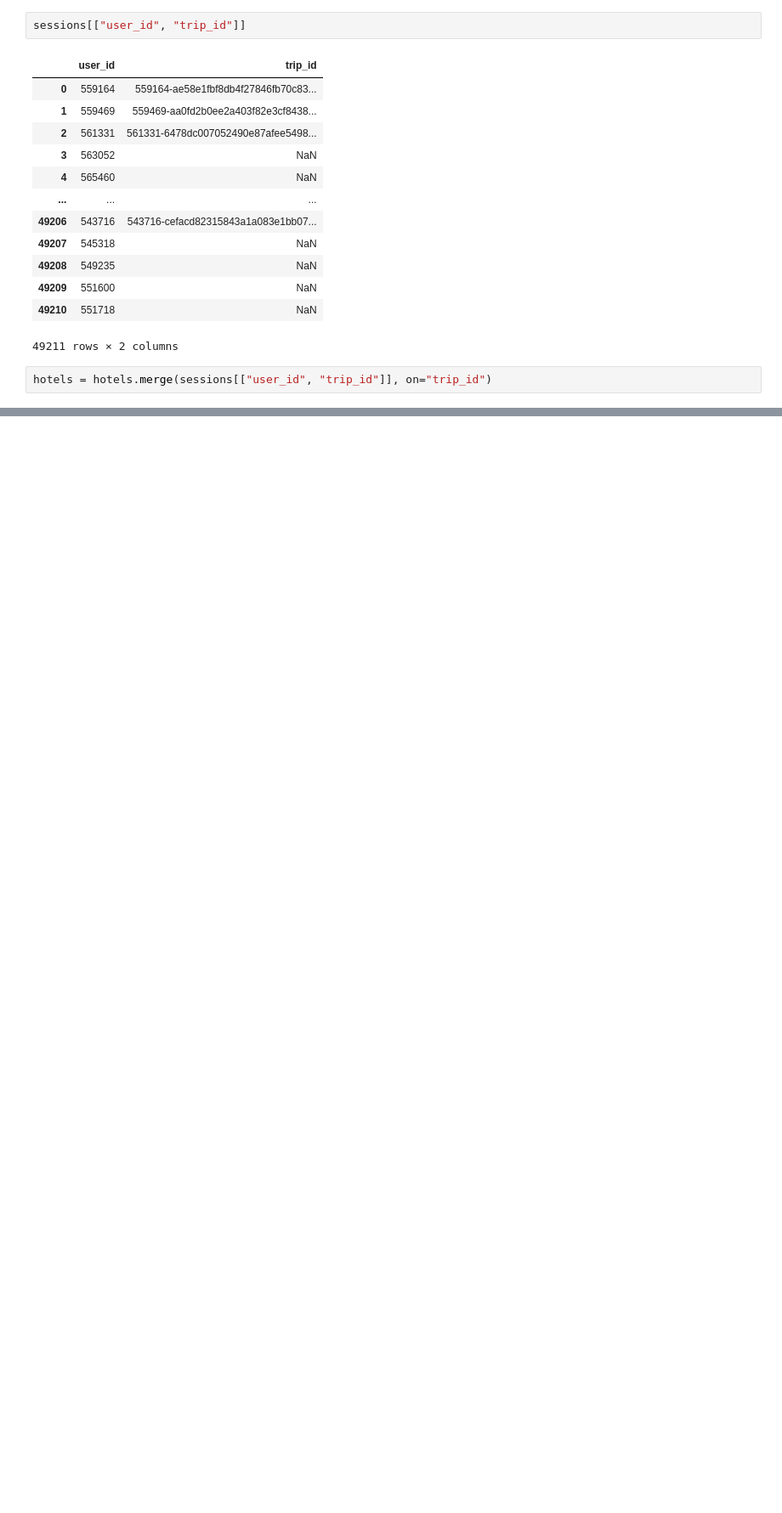
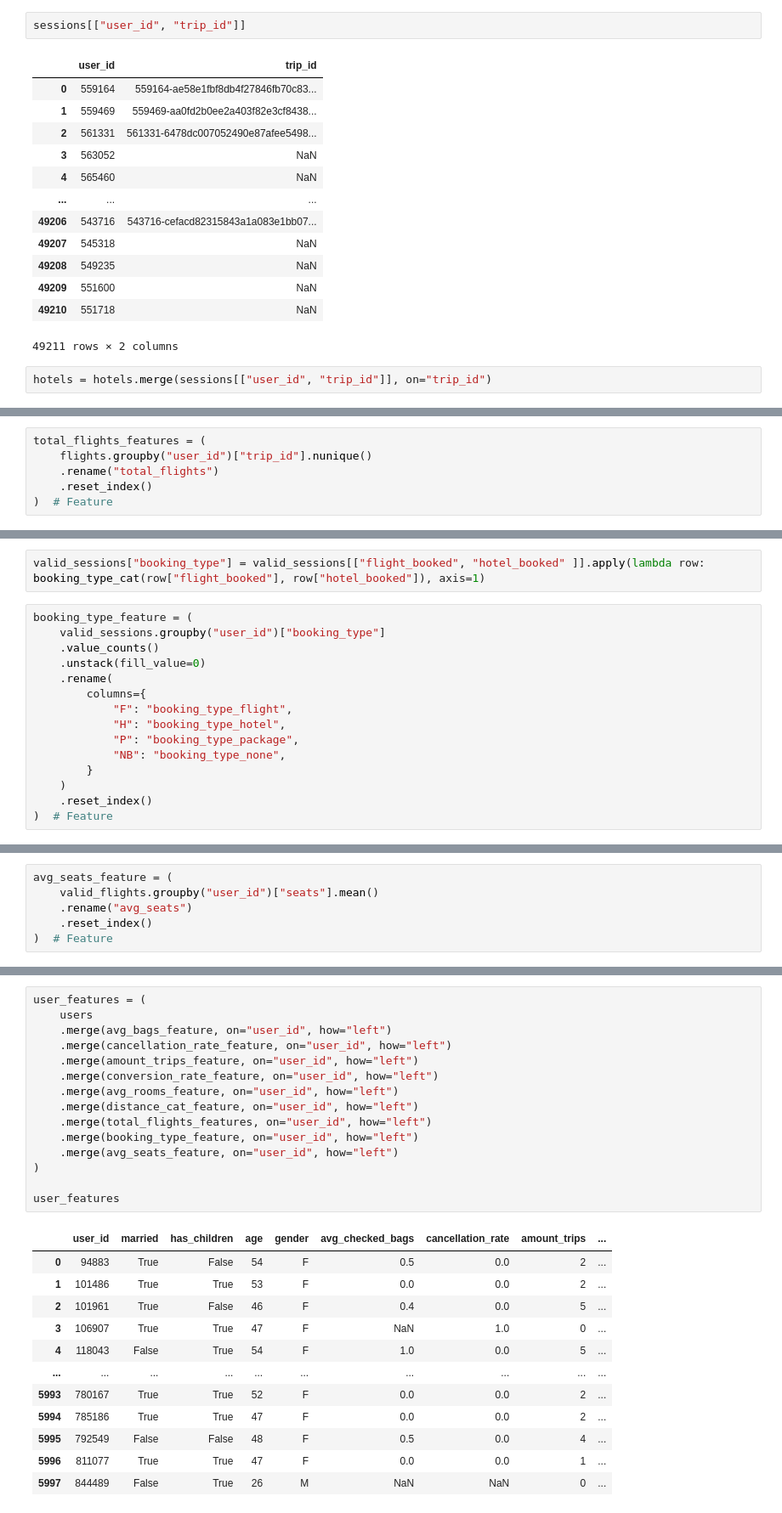
Before and after one commit to anuarsantoyo/TravelTideOct26, a Jupyter notebook: notebooks/user_featrues.ipynb, the cells around one changed output, grey strips where cells are left out. Shown at 85% size. Cells and saved outputs as stored; diff of their text form; blank space fills up the shorter version.

```diff
--- a/notebooks/user_featrues.ipynb
+++ b/notebooks/user_featrues.ipynb
@@ -299,0 +306,6 @@ Name: rooms, Length: 5402, dtype: float64
+# %%
+total_flights_features = (
+    flights.groupby("user_id")["trip_id"].nunique()
+    .rename("total_flights")
+    .reset_index()
+)  # Feature
@@ -299,0 +340,17 @@ Name: rooms, Length: 5402, dtype: float64
+# %%
+valid_sessions["booking_type"] = valid_sessions[["flight_booked", "hotel_booked" ]].apply(lambda row: booking_type_cat(row["flight_booked"], row["hotel_booked"]), axis=1)
+# %%
+booking_type_feature = (
+    valid_sessions.groupby("user_id")["booking_type"]
+    .value_counts()
+    .unstack(fill_value=0)
+    .rename(
+        columns={
+            "F": "booking_type_flight",
+            "H": "booking_type_hotel",
+            "P": "booking_type_package",
+            "NB": "booking_type_none",
+        }
+    )
+    .reset_index()
+)  # Feature
@@ -299,0 +375,6 @@ Name: rooms, Length: 5402, dtype: float64
+# %%
+avg_seats_feature = (
+    valid_flights.groupby("user_id")["seats"].mean()
+    .rename("avg_seats")
+    .reset_index()
+)  # Feature
@@ -299,0 +399,28 @@ Name: rooms, Length: 5402, dtype: float64
+# %%
+user_features = (
+    users
+    .merge(avg_bags_feature, on="user_id", how="left")
+    .merge(cancellation_rate_feature, on="user_id", how="left")
+    .merge(amount_trips_feature, on="user_id", how="left")
+    .merge(conversion_rate_feature, on="user_id", how="left")
+    .merge(avg_rooms_feature, on="user_id", how="left")
+    .merge(distance_cat_feature, on="user_id", how="left")
+    .merge(total_flights_features, on="user_id", how="left")
+    .merge(booking_type_feature, on="user_id", how="left")
+    .merge(avg_seats_feature, on="user_id", how="left")
+)
+
+user_features
+# %% [output]
+|  | user_id | married | has_children | age | gender | avg_checked_bags | cancellation_rate | amount_trips | ... |
+| 0 | 94883 | True | False | 54 | F | 0.5 | 0.0 | 2 | ... |
+| 1 | 101486 | True | True | 53 | F | 0.0 | 0.0 | 2 | ... |
+| 2 | 101961 | True | False | 46 | F | 0.4 | 0.0 | 5 | ... |
+| 3 | 106907 | True | True | 47 | F | NaN | 1.0 | 0 | ... |
+| 4 | 118043 | False | True | 54 | F | 1.0 | 0.0 | 5 | ... |
+| ... | ... | ... | ... | ... | ... | ... | ... | ... | ... |
+| 5993 | 780167 | True | True | 52 | F | 0.0 | 0.0 | 2 | ... |
+| 5994 | 785186 | True | True | 47 | F | 0.0 | 0.0 | 2 | ... |
+| 5995 | 792549 | False | False | 48 | F | 0.5 | 0.0 | 4 | ... |
+| 5996 | 811077 | True | True | 47 | F | 0.0 | 0.0 | 1 | ... |
+| 5997 | 844489 | False | True | 26 | M | NaN | NaN | 0 | ... |
```
Also changed, not shown: parts of 35 cells of this notebook, 1 other file.
